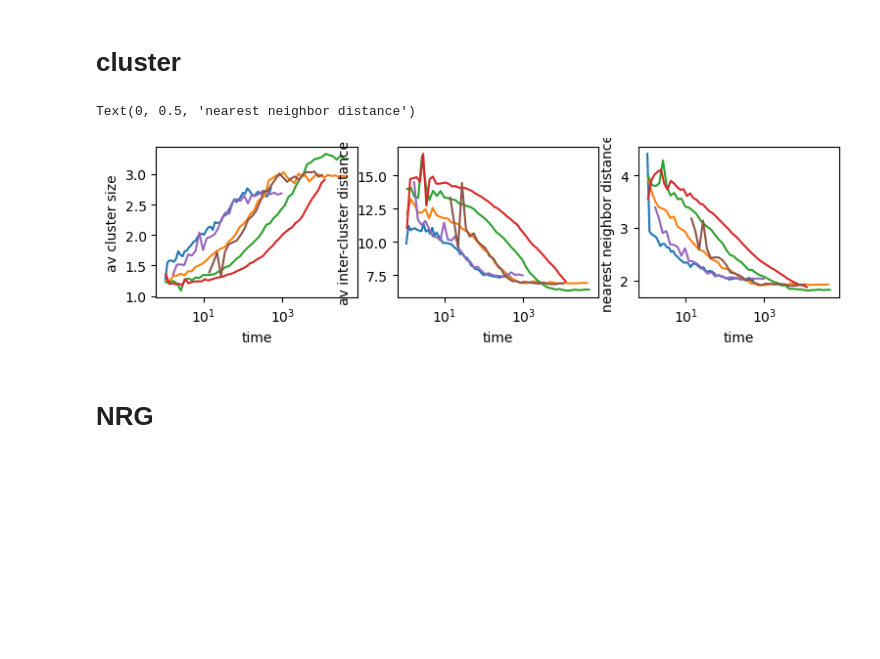
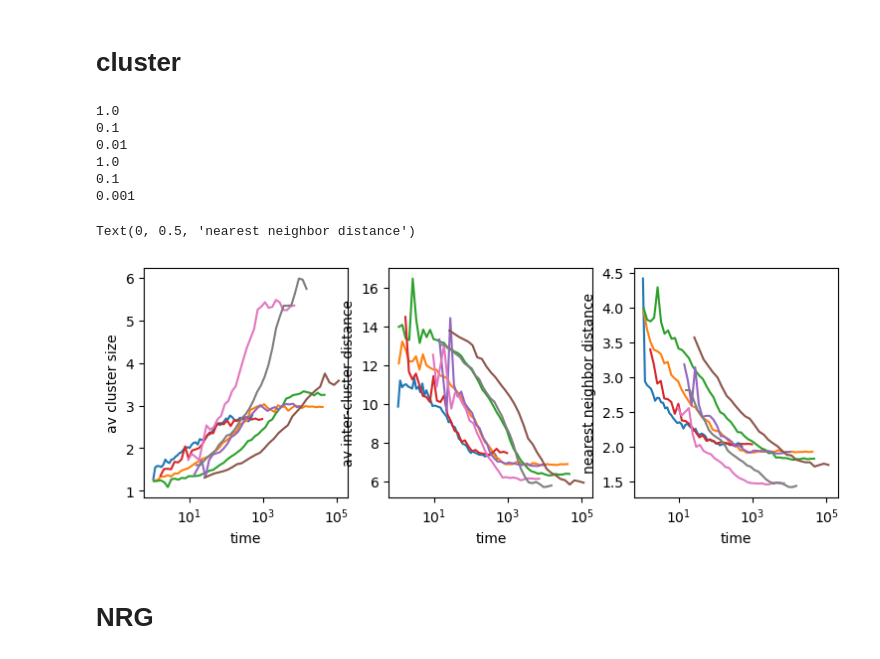
Before and after one commit to HugoLeRoy94/Parallel_gillespie, a Jupyter notebook: Analyze/Analyze_kdiff.ipynb, the cells around one changed output. Cells and saved outputs as stored; diff of their text form; code cells hidden in the pictures; blank space fills up the shorter version.

Commit message:
more analyzis and eq time vs Nlinker

```diff
--- a/Analyze/Analyze_kdiff.ipynb
+++ b/Analyze/Analyze_kdiff.ipynb
@@ -12,9 +12,9 @@ cm = colormaps['viridis']
 # %%
 time_kdiff001 = Data_Treatement(media+'kdiff_001.hdf','Check_Time')
 #time_kdiff001.average(num_bins=50,log_scale=True)
-time_kdiff0005 = Data_Treatement(media+'kdiff_0005.hdf','Check_Time')
+#time_kdiff0005 = Data_Treatement(media+'kdiff_0005.hdf','Check_Time')
 #time_kdiff0005.average(num_bins=50,log_scale=True)
-time_kdiff0005b = Data_Treatement(media+'kdiff_0001.hdf','Check_Time')
+#time_kdiff0005b = Data_Treatement(media+'kdiff_0001.hdf','Check_Time')
 #time_kdiff0005b.average(num_bins=50,log_scale=True)
 time_kdiff01 = Data_Treatement(media+'kdiff_01.hdf','Check_Time')
 #time_kdiff01.average(num_bins=50,log_scale=True)
@@ -22,8 +22,9 @@ time_kdiff1 = Data_Treatement(media+'kdiff_1.hdf','Check_Time')
 
 time_kdiff1_1 = Data_Treatement(media_1+'kdiff_1.hdf','Check_Time')
 time_kdiff01_1 = Data_Treatement(media_1+'kdiff_01.hdf','Check_Time')
+time_kdiff001_1 = Data_Treatement(media_1+'kdiff_001.hdf','Check_Time')
 #time_kdiff1.average(num_bins=50,log_scale=True)
-times = [time_kdiff0005,time_kdiff0005b,time_kdiff001,time_kdiff01,time_kdiff1,time_kdiff01_1,time_kdiff1_1]
+times = [time_kdiff001,time_kdiff01,time_kdiff1,time_kdiff001_1,time_kdiff01_1,time_kdiff1_1]
 #times = [time_kdiff0005,time_kdiff0005b,time_kdiff1]
 # %%
 fig,ax = plt.subplots(ncols=len(times),figsize=(len(times)*3,2))
@@ -81,21 +89,46 @@ clst_kdiff01_1.average(num_bins=30,log_scale=True)
+# %%
+print(clst_kdiff1.attributes['kdiff'])
+print(clst_kdiff01.attributes['kdiff'])
+print(clst_kdiff001.attributes['kdiff'])
+
+print(clst_kdiff1_1.attributes['kdiff'])
+print(clst_kdiff01_1.attributes['kdiff'])
+print(clst_kdiff001_1.attributes['kdiff'])
+# %% [output]
+1.0
+0.1
+0.01
+1.0
+0.1
+0.001
 # %%
-fig,ax = plt.subplots(figsize = (9,2),ncols=3)
+fig,ax = plt.subplots(figsize = (9,3),ncols=3)
 for i in range(3):
-    ax[i].plot(clst_kdiff1.binned_time,clst_kdiff1.average_data[:,i])
-    ax[i].plot(clst_kdiff01.binned_time,clst_kdiff01.average_data[:,i])
-    ax[i].plot(clst_kdiff001.binned_time,clst_kdiff001.average_data[:,i])
-    ax[i].plot(clst_kdiff0005.binned_time,clst_kdiff0005.average_data[:,i])
-    ax[i].plot(clst_kdiff1_1.binned_time,clst_kdiff1_1.average_data[:,i])
-    ax[i].plot(clst_kdiff01_1.binned_time,clst_kdiff01_1.average_data[:,i])
+    ax[i].plot(clst_kdiff1.binned_time,clst_kdiff1.average_data[:,i],label='kdiff = 1')
+    ax[i].plot(clst_kdiff01.binned_time,clst_kdiff01.average_data[:,i],label='kdiff = 0.1')
+    ax[i].plot(clst_kdiff001.binned_time,clst_kdiff001.average_data[:,i],label='kdiff = 0.01')
+    #ax[i].plot(clst_kdiff0005.binned_time,clst_kdiff0005.average_data[:,i])
+
+    ax[i].plot(clst_kdiff1_1.binned_time,clst_kdiff1_1.average_data[:,i],label='kdiff = 1')
+    ax[i].plot(clst_kdiff01_1.binned_time,clst_kdiff01_1.average_data[:,i],label= 'kdiff = 0.1')
+    ax[i].plot(clst_kdiff001_1.binned_time,clst_kdiff001_1.average_data[:,i],label='kdiff = 0.001')
+
+    ax[i].plot(clst_kdiff01_N30.binned_time,clst_kdiff01_N30.average_data[:,i],label='kdiff = 0.1 N30')
+    ax[i].plot(clst_kdiff001_N30.binned_time,clst_kdiff001_N30.average_data[:,i],label='kdiff = 0.01 N30')
+
+
     ax[i].set_xscale('log')
     ax[i].set_xlabel('time')
 #plt.ylim(-2705,-2680)
 ax[0].set_ylabel('av cluster size')
 ax[1].set_ylabel('av inter-cluster distance')
 ax[2].set_ylabel('nearest neighbor distance')
+#ax[0].set_ylim(1,4)
+#ax[1].set_ylim(5,15)
+#ax[2].set_ylim(1.5,4)
 # %% [output]
 Text(0, 0.5, 'nearest neighbor distance')
-[figure, old version]
+[figure, new version]
 # %% [markdown]
 # NRG
 # %%
```
Also changed, not shown: parts of 9 cells of this notebook.
